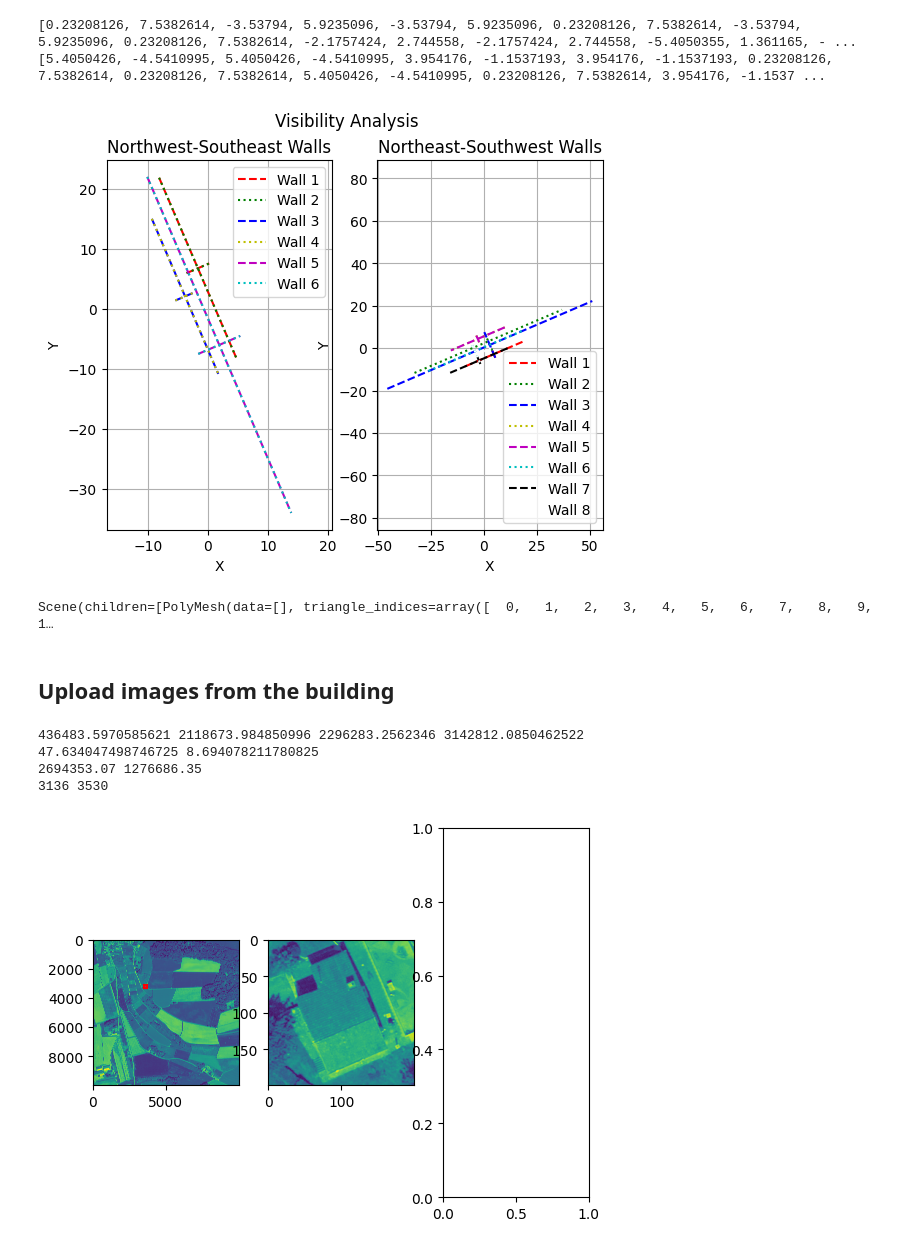
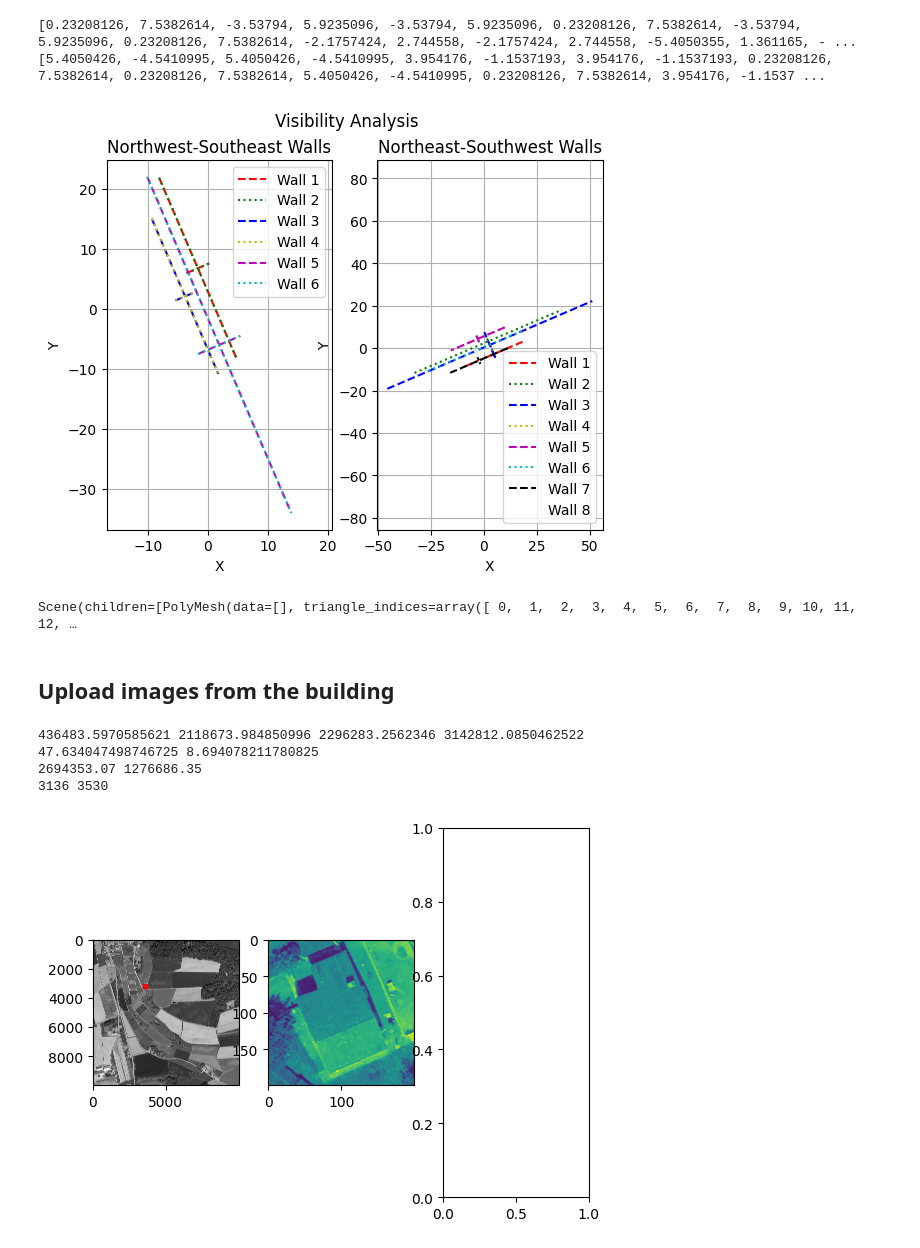
Before and after one commit to looopic/3DTexturingWithOpenData, a Jupyter notebook: getModelFromAddress.ipynb, the cells around one changed output. Cells and saved outputs as stored; diff of their text form; code cells hidden in the pictures.

```diff
--- a/getModelFromAddress.ipynb
+++ b/getModelFromAddress.ipynb
@@ -491,11 +491,11 @@ s_walls.append(PolyMesh(vertices=s_walls_vertices, triangle_indices=range(len(s_
 w_walls.append(PolyMesh(vertices=w_walls_vertices, triangle_indices=range(len(w_walls_vertices)*3)))
 e_walls.append(PolyMesh(vertices=e_walls_vertices, triangle_indices=range(len(e_walls_vertices)*3)))
 
-walls=Scene(e_walls)
+walls=Scene(s_walls)
 walls
 # %% [output]
 [figure]
-Scene(children=[PolyMesh(data=[], triangle_indices=array([  0,   1,   2,   3,   4,   5,   6,   7,   8,   9,  1…
+Scene(children=[PolyMesh(data=[], triangle_indices=array([ 0,  1,  2,  3,  4,  5,  6,  7,  8,  9, 10, 11, 12, …
 # %% [markdown]
 ## Upload images from the building
 # %%
@@ -559,32 +559,32 @@ xlv95, ylv95 = round(xlv95,2), round(ylv95,2)
 
 print(lat_kml, lon_kml)
 print(xlv95, ylv95)
 
 
 
 with rasterio.open("swissImage\\"+aerial_image) as src:
     xtif, ytif = src.index(xlv95, ylv95)
     print(xtif, ytif)
 
     window_size = 200
     window = src.read(window=Window(ytif-window_size/2, xtif-window_size/2,window_size, window_size))
     window_cut=src.read(window=Window(ytif-(ytif-miny), xtif-(xtif-minx), maxx-minx, maxy-miny))
     image_array=src.read(1)
 
     plt.subplot(1,3,1)
-    plt.imshow(image_array)
+    plt.imshow(cv2.cvtColor(image_array, cv2.COLOR_BGR2RGB))
     plt.plot([ytif, ytif+window_size], [xtif, xtif], 'r')
     plt.plot([ytif, ytif], [xtif, xtif+window_size], 'r')
     plt.plot([ytif+window_size, ytif+window_size], [xtif, xtif+window_size], 'r')
     plt.plot([ytif, ytif+window_size], [xtif+window_size, xtif+window_size], 'r')
     plt.subplot(1,3,2)
     plt.imshow(window[0])
     plt.subplot(1,3,3)
 
     #plt.show()
 # %% [output]
 436483.5970585621 2118673.984850996 2296283.2562346 3142812.0850462522
 47.634047498746725 8.694078211780825
 2694353.07 1276686.35
 3136 3530
-[figure, old version]
+[figure, new version]
```
